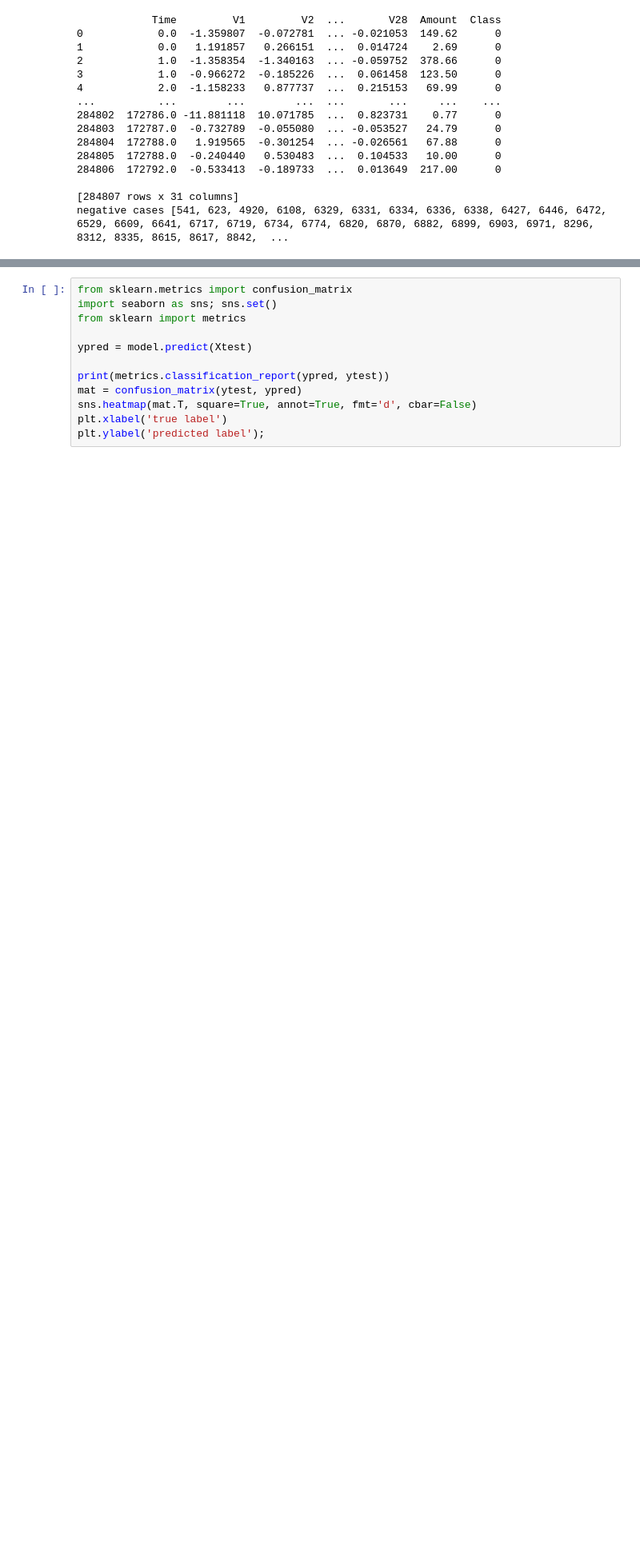
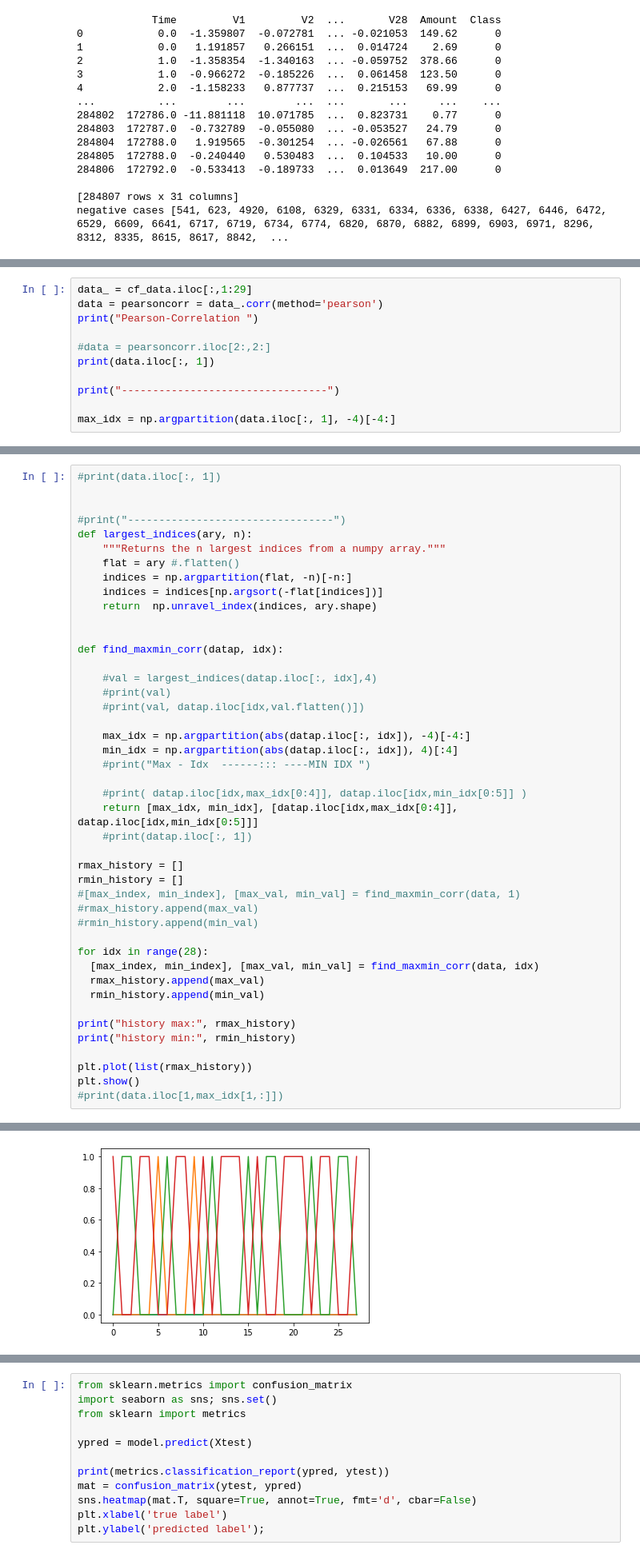
Before and after one commit to anandkc812/data-analytics, a Jupyter notebook: RandomForest_CrediCardFraud_detection.ipynb, the cells around one changed output, grey strips where cells are left out. Shown: that part at 80% size. Cells and saved outputs as stored; diff of their text form; blank space fills up the shorter version.

Commit message:
Added min/max correlation between parameters - stats

```diff
--- a/RandomForest_CrediCardFraud_detection.ipynb
+++ b/RandomForest_CrediCardFraud_detection.ipynb
@@ -49,0 +76,11 @@ negative cases [541, 623, 4920, 6108, 6329, 6331, 6334, 6336, 6338, 6427, 6446,
+# %%
+data_ = cf_data.iloc[:,1:29]
+data = pearsoncorr = data_.corr(method='pearson')
+print("Pearson-Correlation ")
+
+#data = pearsoncorr.iloc[2:,2:]
+print(data.iloc[:, 1])
+
+print("---------------------------------")
+
+max_idx = np.argpartition(data.iloc[:, 1], -4)[-4:]
@@ -49,0 +105,45 @@ negative cases [541, 623, 4920, 6108, 6329, 6331, 6334, 6336, 6338, 6427, 6446,
+# %%
+#print(data.iloc[:, 1])
+
+
+#print("---------------------------------")
+def largest_indices(ary, n):
+    """Returns the n largest indices from a numpy array."""
+    flat = ary #.flatten()
+    indices = np.argpartition(flat, -n)[-n:]
+    indices = indices[np.argsort(-flat[indices])]
+    return  np.unravel_index(indices, ary.shape)
+
+
+def find_maxmin_corr(datap, idx):
+
+    #val = largest_indices(datap.iloc[:, idx],4)
+    #print(val)
+    #print(val, datap.iloc[idx,val.flatten()])
+
+    max_idx = np.argpartition(abs(datap.iloc[:, idx]), -4)[-4:]
+    min_idx = np.argpartition(abs(datap.iloc[:, idx]), 4)[:4]
+    #print("Max - Idx  ------::: ----MIN IDX ")
+
+    #print( datap.iloc[idx,max_idx[0:4]], datap.iloc[idx,min_idx[0:5]] )
+    return [max_idx, min_idx], [datap.iloc[idx,max_idx[0:4]], datap.iloc[idx,min_idx[0:5]]]
+    #print(datap.iloc[:, 1])
+
+rmax_history = []
+rmin_history = []
+#[max_index, min_index], [max_val, min_val] = find_maxmin_corr(data, 1)
+#rmax_history.append(max_val)
+#rmin_history.append(min_val)
+
+for idx in range(28):
+  [max_index, min_index], [max_val, min_val] = find_maxmin_corr(data, idx)
+  rmax_history.append(max_val)
+  rmin_history.append(min_val)
+
+print("history max:", rmax_history)
+print("history min:", rmin_history)
+
+plt.plot(list(rmax_history))
+plt.show()
+#print(data.iloc[1,max_idx[1,:]])
+# %% [output]
@@ -49,0 +167 @@ negative cases [541, 623, 4920, 6108, 6329, 6331, 6334, 6336, 6338, 6427, 6446,
+[figure, added]
```
Also changed, not shown: parts of 6 cells of this notebook.
